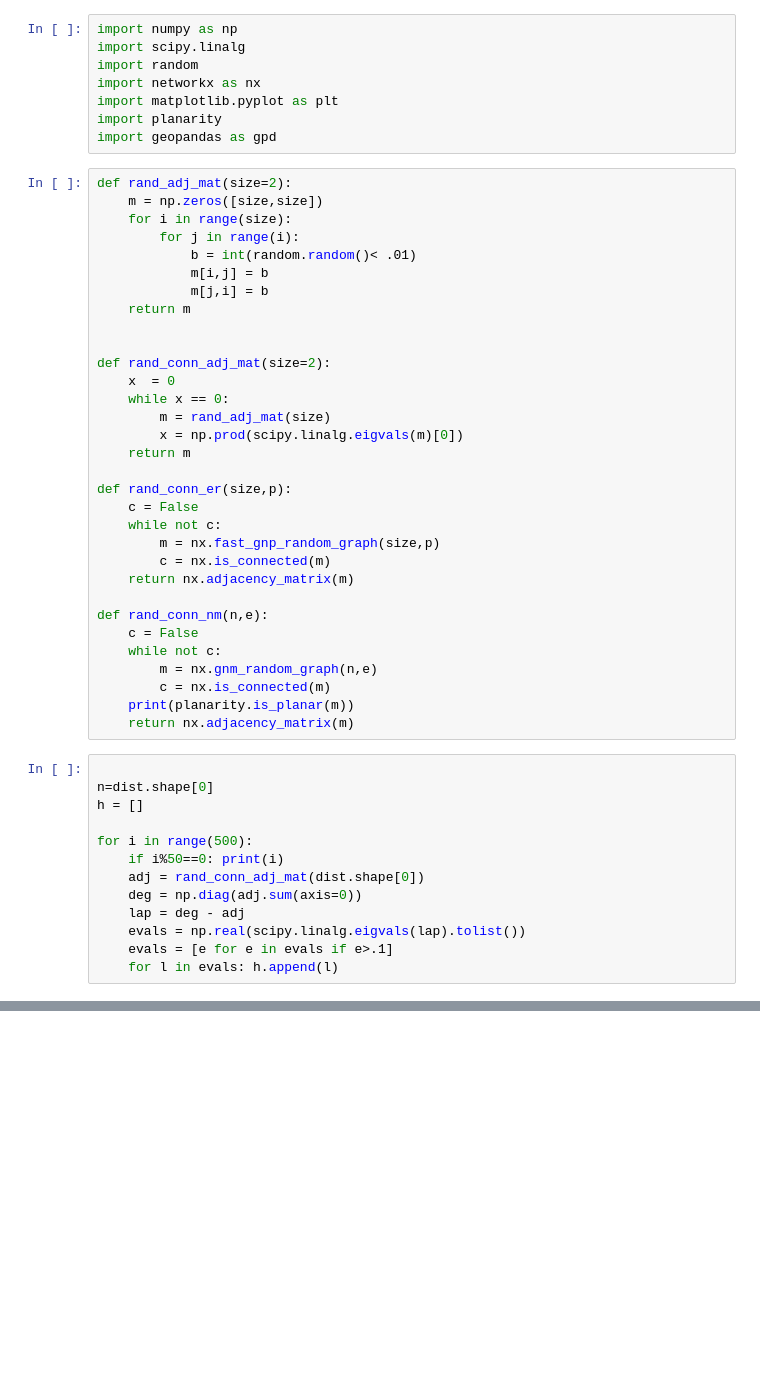
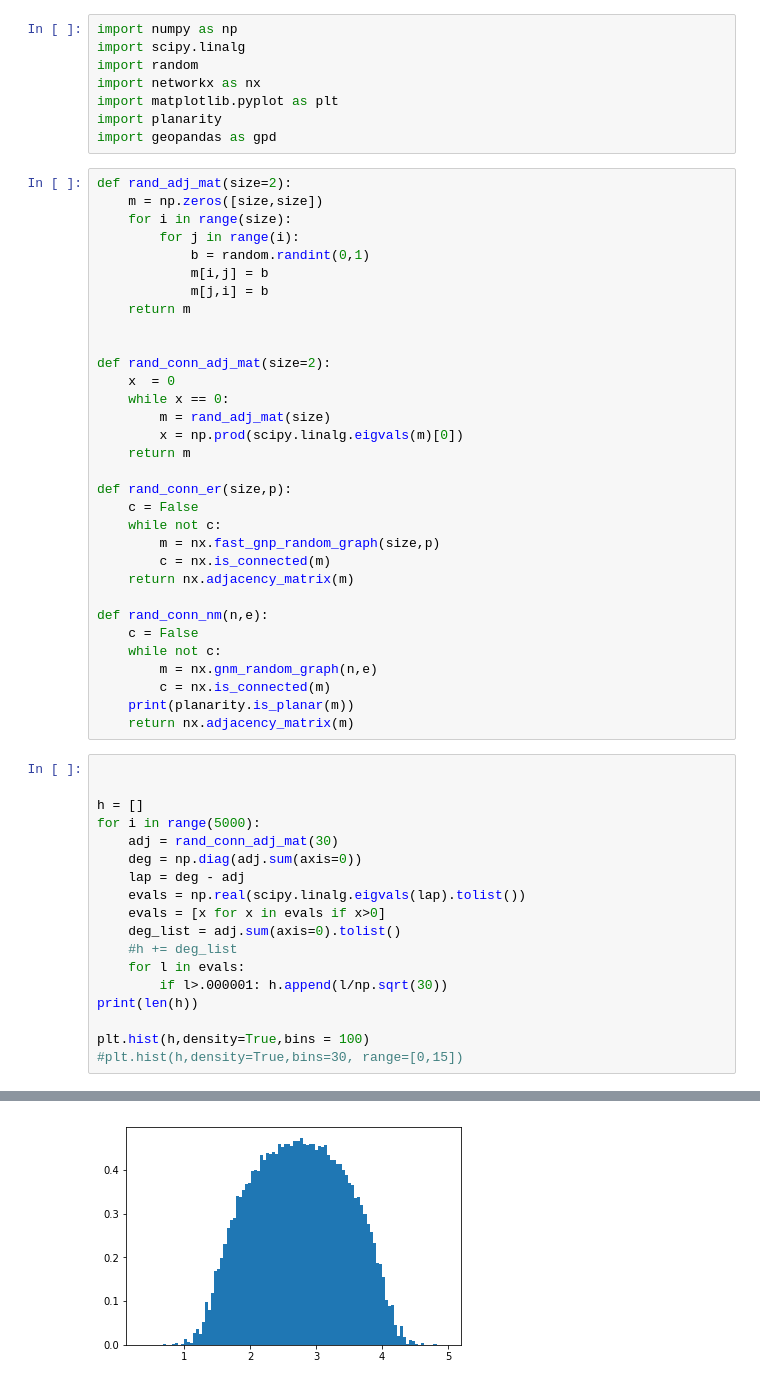
Before and after one commit to zschutzman/redistricting-old, a Jupyter notebook: adjacency_matrix_demo/random_matrix.ipynb, the cells around one changed output, grey strips where cells are left out. Drawn from its saved outputs; the diff is of its cells as text; blank space fills up the shorter version.

```diff
--- a/adjacency_matrix_demo/random_matrix.ipynb
+++ b/adjacency_matrix_demo/random_matrix.ipynb
@@ -11,7 +11,7 @@ def rand_adj_mat(size=2):
     m = np.zeros([size,size])
     for i in range(size):
         for j in range(i):
-            b = int(random.random()< .01)
+            b = random.randint(0,1)
             m[i,j] = b
             m[j,i] = b
     return m
@@ -40,14 +40,20 @@ def rand_conn_nm(n,e):
     return nx.adjacency_matrix(m)
 # %%
 
-n=dist.shape[0]
+
 h = []
-
-for i in range(500):
-    if i%50==0: print(i)
-    adj = rand_conn_adj_mat(dist.shape[0])
+for i in range(5000):
+    adj = rand_conn_adj_mat(30)
     deg = np.diag(adj.sum(axis=0))
     lap = deg - adj
     evals = np.real(scipy.linalg.eigvals(lap).tolist())
-    evals = [e for e in evals if e>.1]
-    for l in evals: h.append(l)
+    evals = [x for x in evals if x>0]
+    deg_list = adj.sum(axis=0).tolist()
+    #h += deg_list
+    for l in evals:
+        if l>.000001: h.append(l/np.sqrt(30))
+print(len(h))
+
+plt.hist(h,density=True,bins = 100)
+#plt.hist(h,density=True,bins=30, range=[0,15])
+# %% [output]
@@ -54,3 +78,4 @@ for i in range(500):
+[figure, added]
 # %%
 plt.hist(h,density=True,bins=30, range=[0,15])
 random.shuffle(d_e)
```
Also changed, not shown: parts of 4 cells of this notebook, 4 other files.
